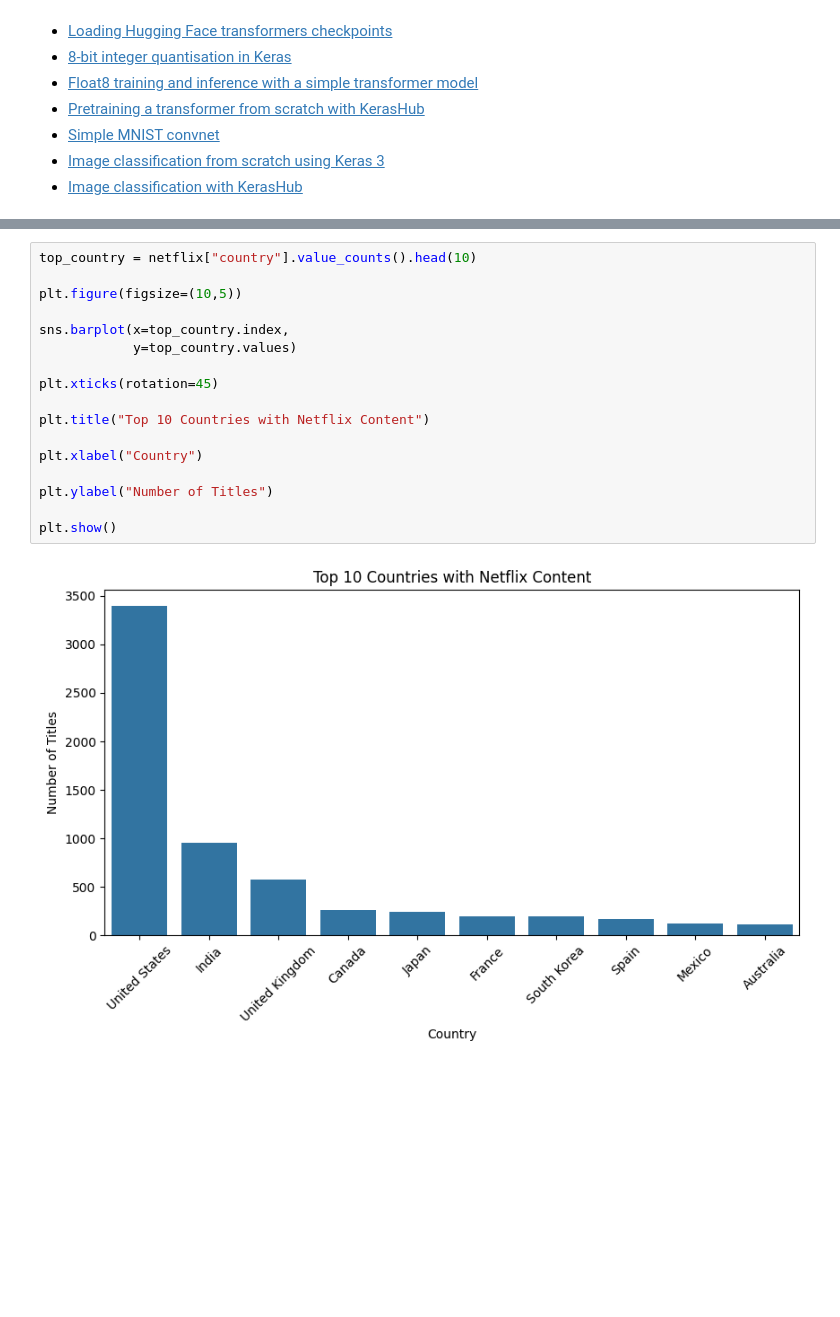
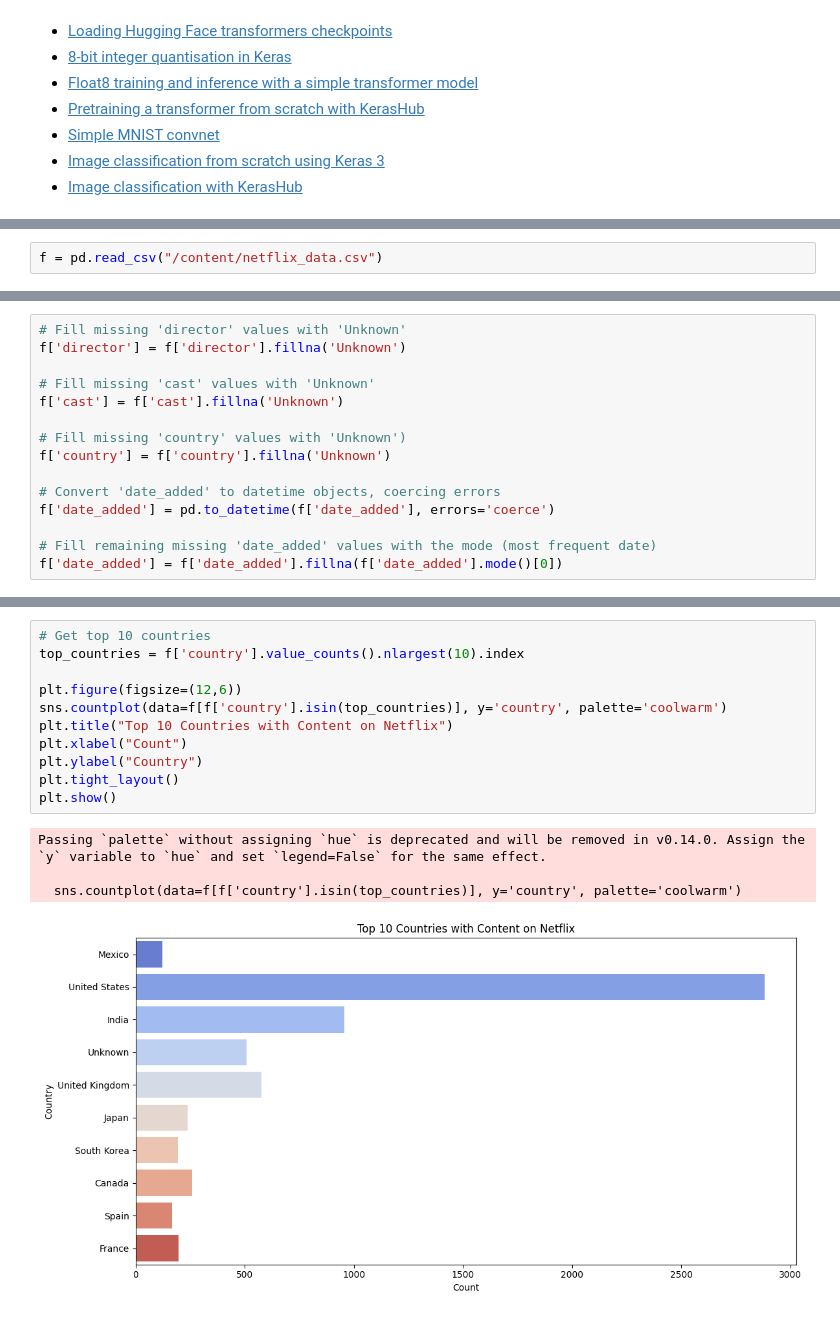
Before and after one commit to shaiksuheb-tech/suheb-123, a Jupyter notebook: Welcome_to_Colab.ipynb, the cells around one changed output, grey strips where cells are left out. Saved outputs shown, nothing was run; the diff lists cells and outputs as text; blank space fills up the shorter version.

```diff
--- a/Welcome_to_Colab.ipynb
+++ b/Welcome_to_Colab.ipynb
@@ -262,0 +237,2 @@ None
+# %%
+f = pd.read_csv("/content/netflix_data.csv")
@@ -297,0 +308,15 @@ Duplicates After: 0
+# %%
+# Fill missing 'director' values with 'Unknown'
+f['director'] = f['director'].fillna('Unknown')
+
+# Fill missing 'cast' values with 'Unknown'
+f['cast'] = f['cast'].fillna('Unknown')
+
+# Fill missing 'country' values with 'Unknown')
+f['country'] = f['country'].fillna('Unknown')
+
+# Convert 'date_added' to datetime objects, coercing errors
+f['date_added'] = pd.to_datetime(f['date_added'], errors='coerce')
+
+# Fill remaining missing 'date_added' values with the mode (most frequent date)
+f['date_added'] = f['date_added'].fillna(f['date_added'].mode()[0])
@@ -364,19 +394,16 @@ plt.show()
 # %%
-top_country = netflix["country"].value_counts().head(10)
+# Get top 10 countries
+top_countries = f['country'].value_counts().nlargest(10).index
 
-plt.figure(figsize=(10,5))
-
-sns.barplot(x=top_country.index,
-            y=top_country.values)
-
-plt.xticks(rotation=45)
-
-plt.title("Top 10 Countries with Netflix Content")
-
-plt.xlabel("Country")
-
-plt.ylabel("Number of Titles")
-
+plt.figure(figsize=(12,6))
+sns.countplot(data=f[f['country'].isin(top_countries)], y='country', palette='coolwarm')
+plt.title("Top 10 Countries with Content on Netflix")
+plt.xlabel("Count")
+plt.ylabel("Country")
+plt.tight_layout()
 plt.show()
 # %% [output]
+Passing `palette` without assigning `hue` is deprecated and will be removed in v0.14.0. Assign the `y` variable to `hue` and set `legend=False` for the same effect.
+
+  sns.countplot(data=f[f['country'].isin(top_countries)], y='country', palette='coolwarm')
-[figure, old version]
+[figure, new version]
```
Also changed, not shown: parts of 24 cells of this notebook.
